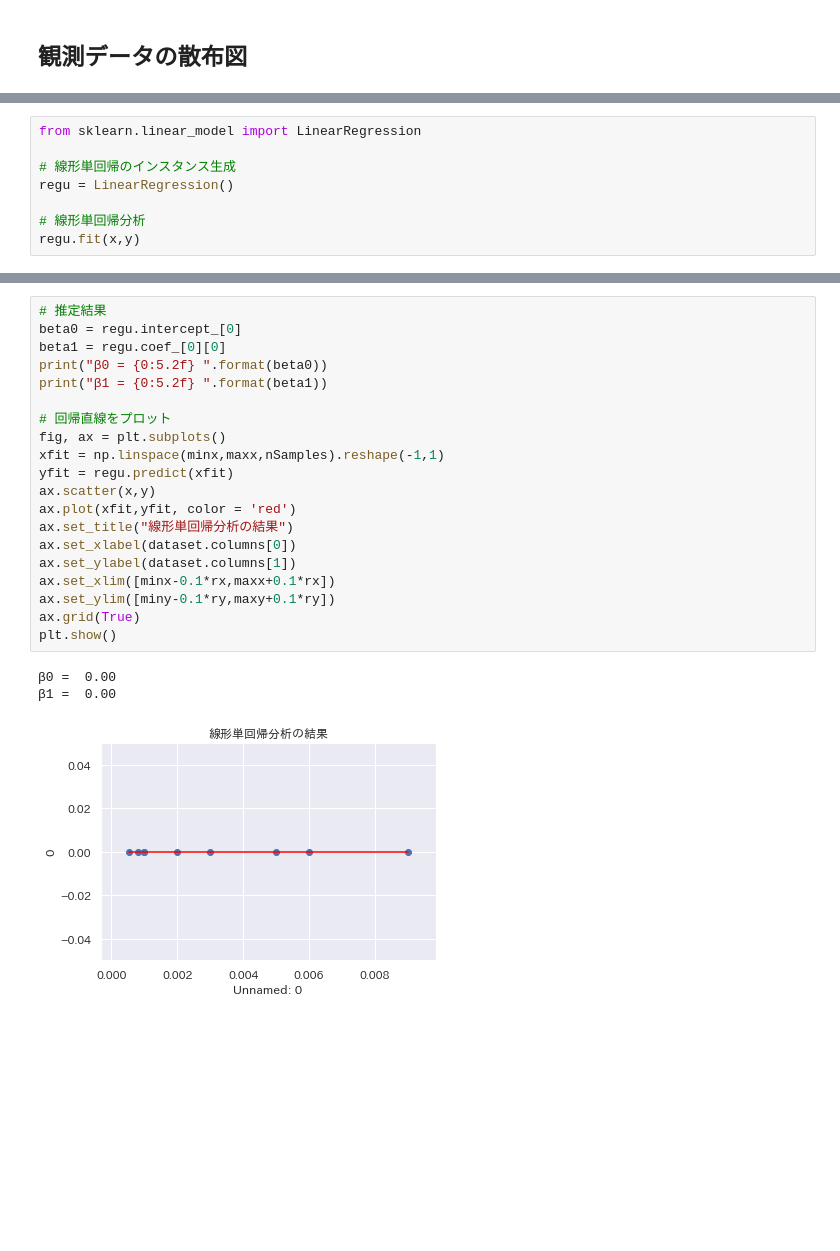
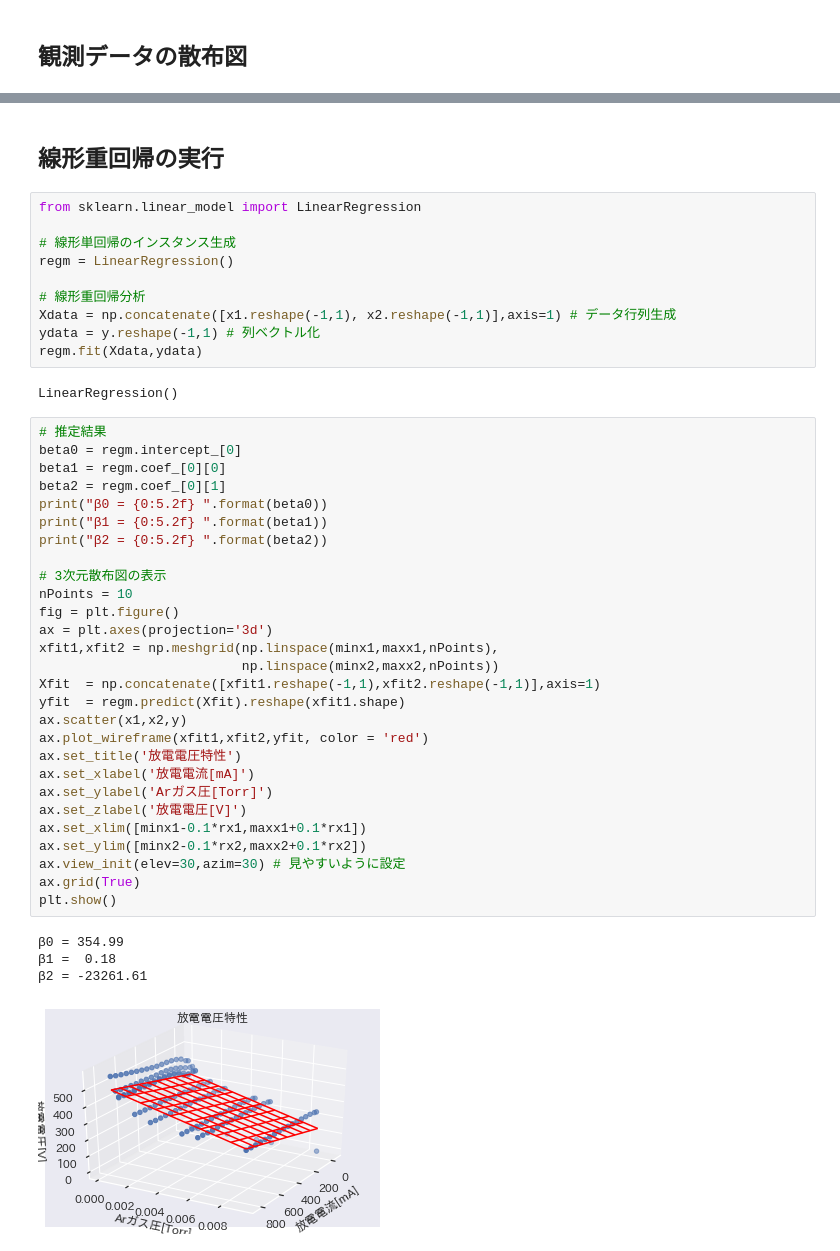
Before and after one commit to msiplab/EicEngLabIV, a Jupyter notebook: example01_02.ipynb, the cells around one changed output, grey strips where cells are left out. Saved outputs shown, nothing was run; the diff lists cells and outputs as text; blank space fills up the shorter version.

```diff
--- a/example01_02.ipynb
+++ b/example01_02.ipynb
@@ -138,8 +174,0 @@ plt.show()
-# %%
-from sklearn.linear_model import LinearRegression
-
-# 線形単回帰のインスタンス生成
-regu = LinearRegression()
-
-# 線形単回帰分析
-regu.fit(x,y)
@@ -148,25 +192,48 @@ LinearRegression()
+# %% [markdown]
+## 線形重回帰の実行
+# %%
+from sklearn.linear_model import LinearRegression
+
+# 線形単回帰のインスタンス生成
+regm = LinearRegression()
+
+# 線形重回帰分析
+Xdata = np.concatenate([x1.reshape(-1,1), x2.reshape(-1,1)],axis=1) # データ行列生成
+ydata = y.reshape(-1,1) # 列ベクトル化
+regm.fit(Xdata,ydata)
+# %% [output]
+LinearRegression()
 # %%
 # 推定結果
-beta0 = regu.intercept_[0]
-beta1 = regu.coef_[0][0]
+beta0 = regm.intercept_[0]
+beta1 = regm.coef_[0][0]
+beta2 = regm.coef_[0][1]
 print("β0 = {0:5.2f} ".format(beta0))
 print("β1 = {0:5.2f} ".format(beta1))
+print("β2 = {0:5.2f} ".format(beta2))
 
-# 回帰直線をプロット
-fig, ax = plt.subplots()
-xfit = np.linspace(minx,maxx,nSamples).reshape(-1,1)
-yfit = regu.predict(xfit)
-ax.scatter(x,y)
-ax.plot(xfit,yfit, color = 'red')
-ax.set_title("線形単回帰分析の結果")
-ax.set_xlabel(dataset.columns[0])
-ax.set_ylabel(dataset.columns[1])
-ax.set_xlim([minx-0.1*rx,maxx+0.1*rx])
-ax.set_ylim([miny-0.1*ry,maxy+0.1*ry])
+# 3次元散布図の表示
+nPoints = 10
+fig = plt.figure()
+ax = plt.axes(projection='3d')
+xfit1,xfit2 = np.meshgrid(np.linspace(minx1,maxx1,nPoints),
+                          np.linspace(minx2,maxx2,nPoints))
+Xfit  = np.concatenate([xfit1.reshape(-1,1),xfit2.reshape(-1,1)],axis=1)
+yfit  = regm.predict(Xfit).reshape(xfit1.shape)
+ax.scatter(x1,x2,y)
+ax.plot_wireframe(xfit1,xfit2,yfit, color = 'red')
+ax.set_title('放電電圧特性')
+ax.set_xlabel('放電電流[mA]')
+ax.set_ylabel('Arガス圧[Torr]')
+ax.set_zlabel('放電電圧[V]')
+ax.set_xlim([minx1-0.1*rx1,maxx1+0.1*rx1])
+ax.set_ylim([minx2-0.1*rx2,maxx2+0.1*rx2])
+ax.view_init(elev=30,azim=30) # 見やすいように設定
 ax.grid(True)
 plt.show()
 # %% [output]
-β0 =  0.00
-β1 =  0.00
+β0 = 354.99
+β1 =  0.18
+β2 = -23261.61
-[figure, old version]
+[figure, new version]
 # %% [markdown]
```
Also changed, not shown: parts of 12 cells of this notebook, 3 other files.
